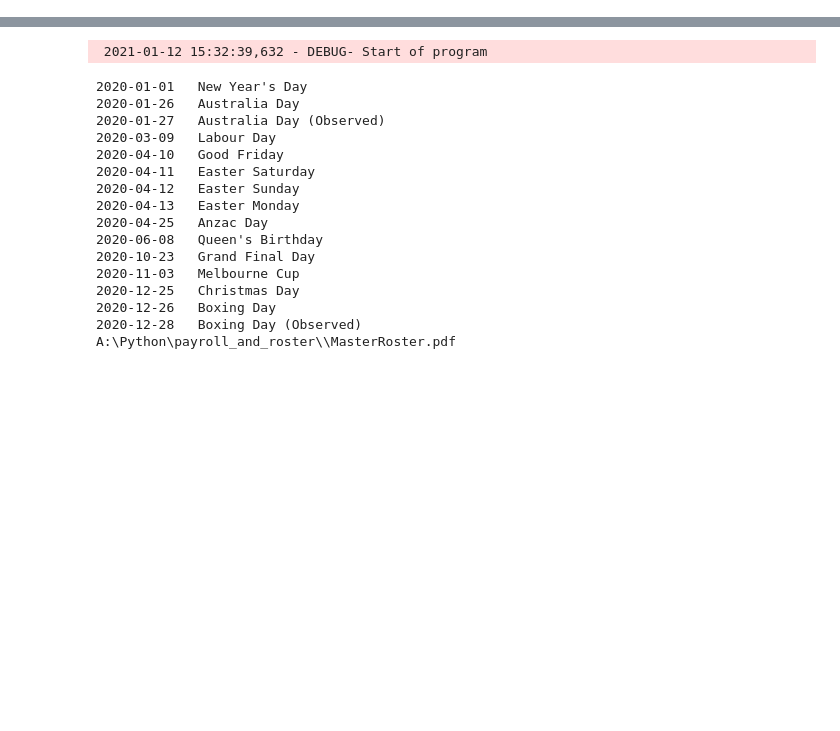
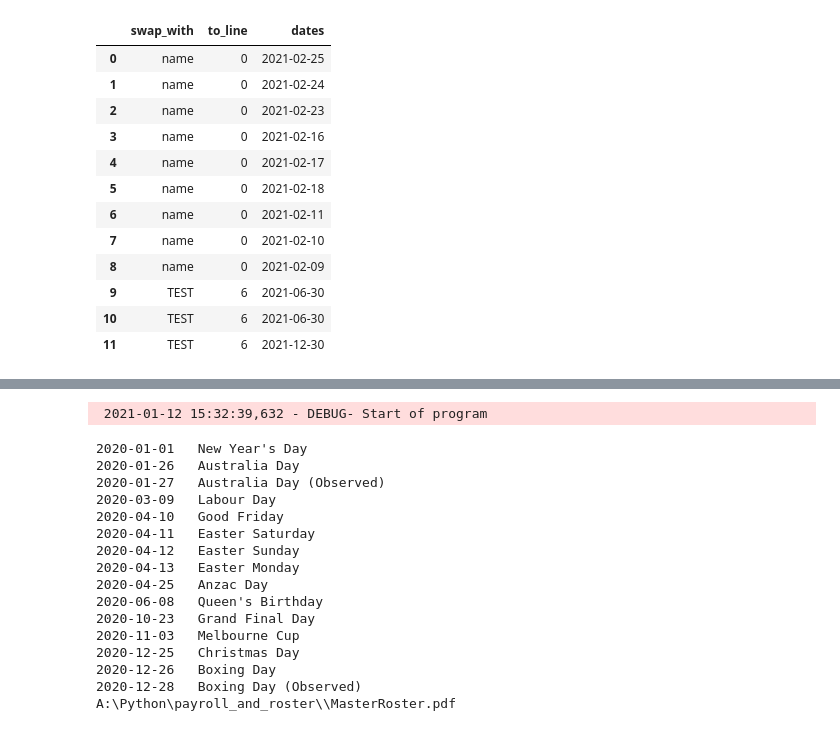
Before and after one commit to james7mac/payroll_and_roster, a Jupyter notebook: Untitled.ipynb, the cells around one changed output, grey strips where cells are left out. Cells and saved outputs as stored; diff of their text form; code cells hidden in the pictures; blank space fills up the shorter version.

```diff
--- a/Untitled.ipynb
+++ b/Untitled.ipynb
@@ -3,0 +6,7 @@ from datetime import datetime
+# %%
+working_dir = r'A:\Python\payroll_and_roster'
+con = create_engine("sqlite:///swaps.db", echo=False)
+# %%
+with open(working_dir + "\\swaps.db") as file:
+    swaps = gui.Swaps()
+    swaps.swaps = pd.read_sql('Swaps', con)
@@ -3,0 +39,19 @@ from datetime import datetime
+# %%
+nw = pd.DataFrame({'swap_with':['TEST'], 'to_line': [6], 'dates': [datetime(2021,12,30)]})
+# %%
+swaps.swaps = swaps.swaps.append(nw, ignore_index=True)
+swaps.swaps
+# %% [output]
+|  | swap_with | to_line | dates |
+| 0 | name | 0 | 2021-02-25 |
+| 1 | name | 0 | 2021-02-24 |
+| 2 | name | 0 | 2021-02-23 |
+| 3 | name | 0 | 2021-02-16 |
+| 4 | name | 0 | 2021-02-17 |
+| 5 | name | 0 | 2021-02-18 |
+| 6 | name | 0 | 2021-02-11 |
+| 7 | name | 0 | 2021-02-10 |
+| 8 | name | 0 | 2021-02-09 |
+| 9 | TEST | 6 | 2021-06-30 |
+| 10 | TEST | 6 | 2021-06-30 |
+| 11 | TEST | 6 | 2021-12-30 |
```
Also changed, not shown: parts of 25 cells of this notebook, 2 other files.
